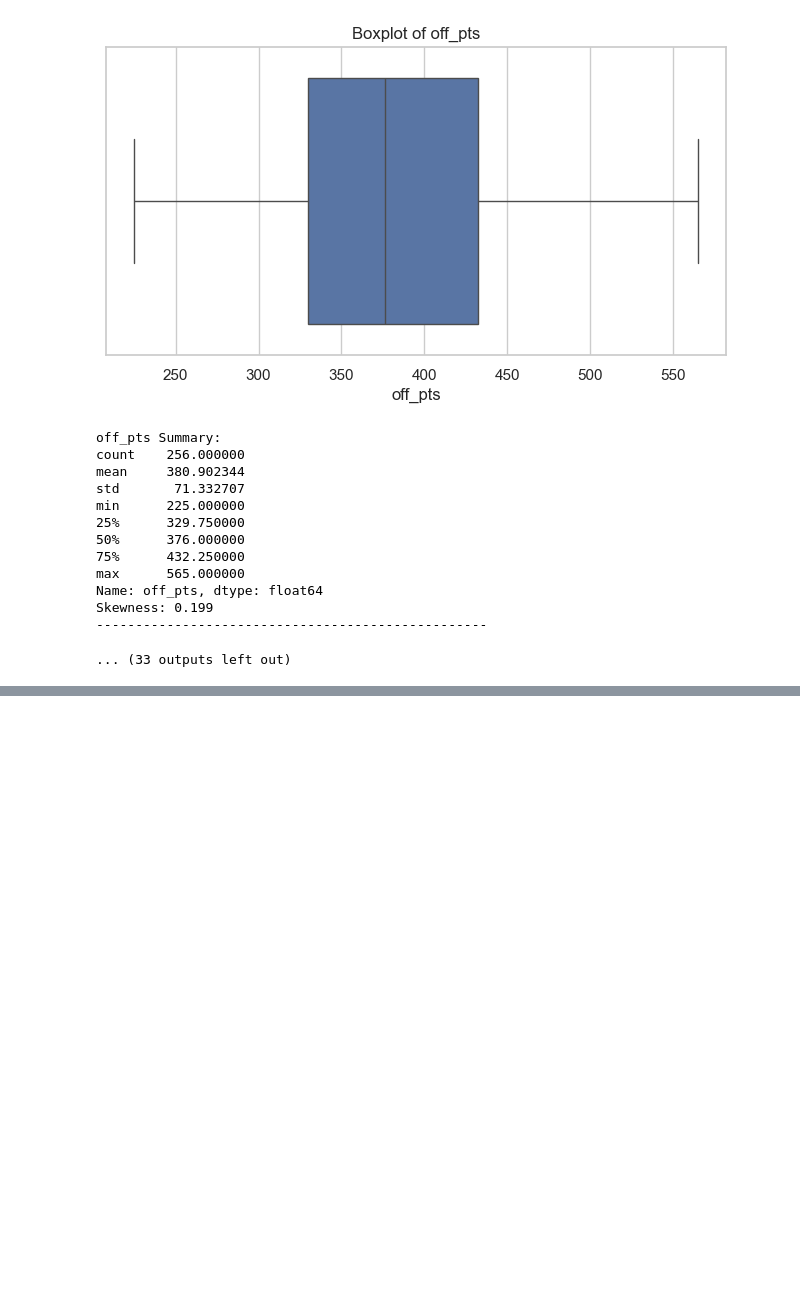
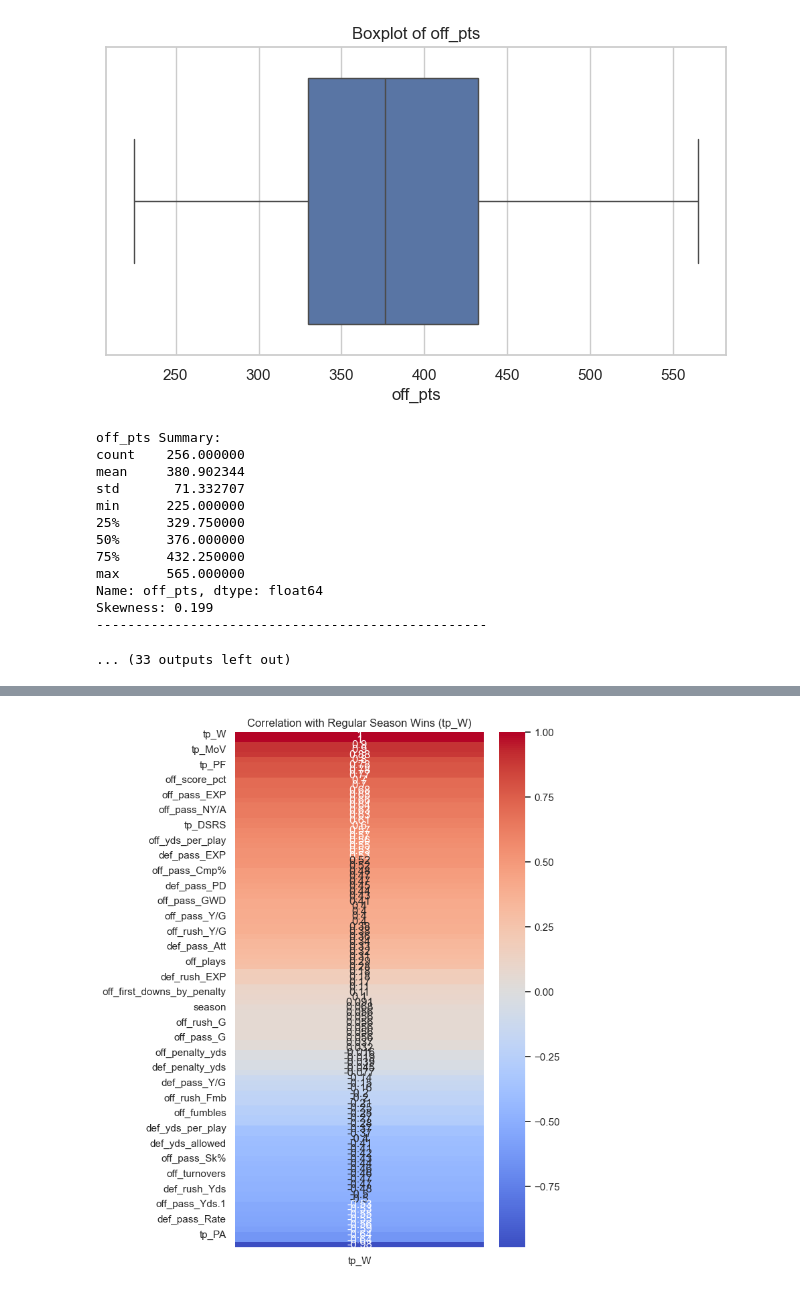
Before and after one commit to mattmarz94/nfl-decision-support-analytics, a Jupyter notebook: Data Preprocessing/eda_analysis.ipynb, the cells around one changed output, grey strips where cells are left out. Saved outputs shown, nothing was run; the diff lists cells and outputs as text; code cells hidden in the pictures; blank space fills up the shorter version.

```diff
--- a/Data Preprocessing/eda_analysis.ipynb
+++ b/Data Preprocessing/eda_analysis.ipynb
@@ -109,0 +145,15 @@ Skewness: 0.199
+# %%
+target_corr = corr_matrix[["tp_W"]].sort_values(by="tp_W", ascending=False)
+
+plt.figure(figsize=(6, 10))
+sns.heatmap(
+    target_corr,
+    annot=True,
+    cmap="coolwarm",
+    center=0
+)
+
+plt.title("Correlation with Regular Season Wins (tp_W)")
+plt.show()
+# %% [output]
+[figure, added]
```
Also changed, not shown: parts of 10 cells of this notebook, 1 other file.
